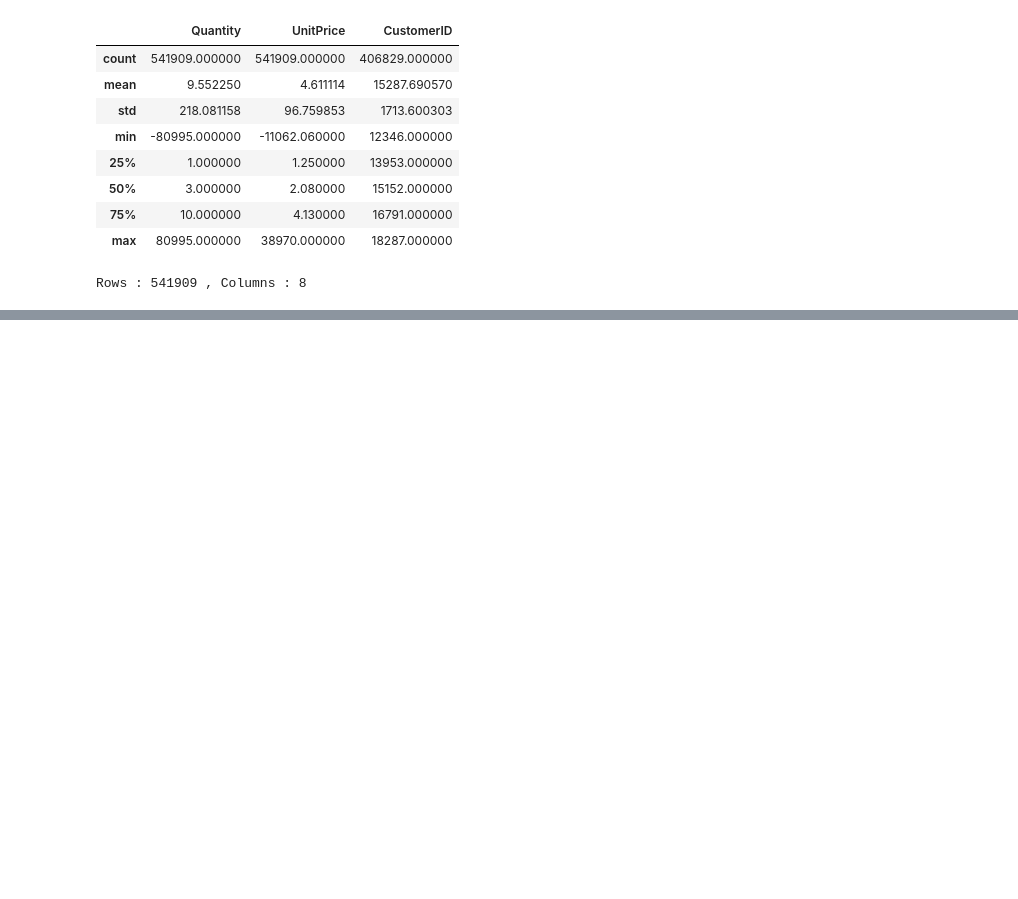
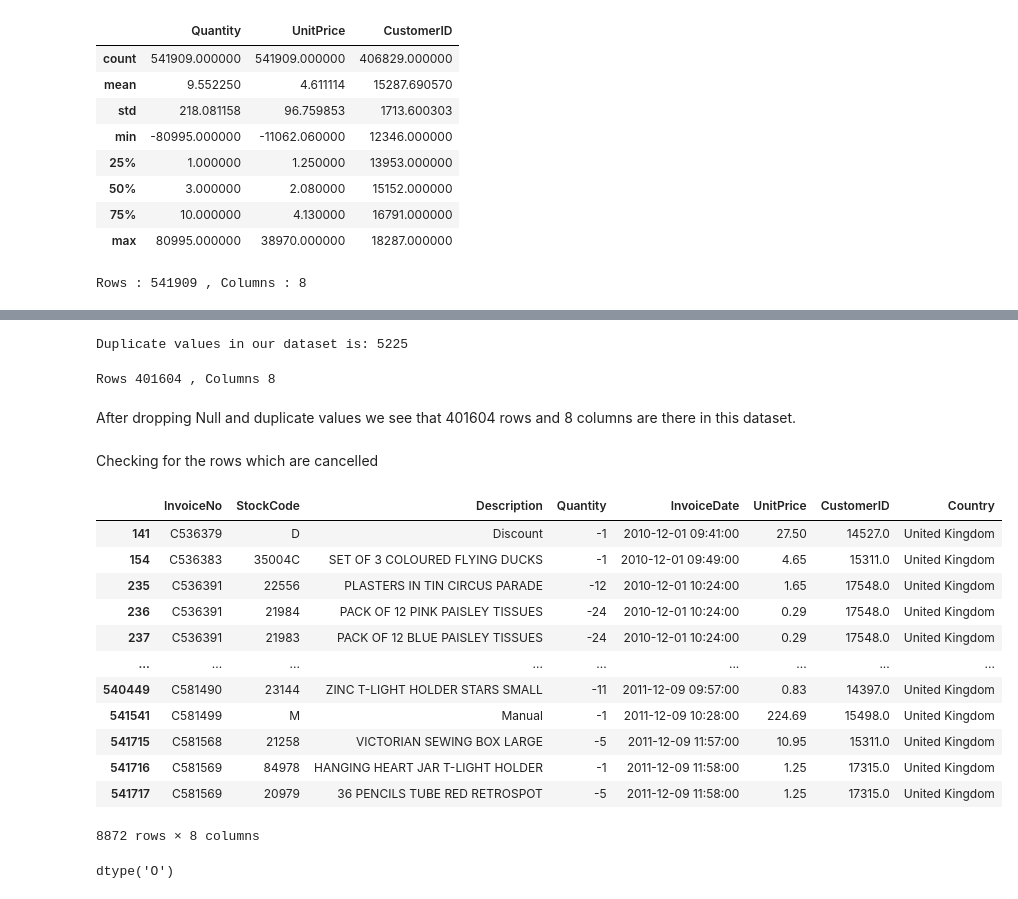
Before and after one commit to Shashankshekharpandey/Online-retail-customer-segmentation, a Jupyter notebook: Online_retail_customer_Segmentation.ipynb, the cells around one changed output, grey strips where cells are left out. Drawn from its saved outputs; the diff is of its cells as text; code cells hidden in the pictures; blank space fills up the shorter version.

```diff
--- a/Online_retail_customer_Segmentation.ipynb
+++ b/Online_retail_customer_Segmentation.ipynb
@@ -73,0 +98,3 @@ Rows : 541909 , Columns : 8
+# %%
+# dropping all the missing values from our dataset
+data.dropna(inplace=True)
@@ -73,0 +114,15 @@ Rows : 541909 , Columns : 8
+# %%
+# Checking the total number of duplicate values
+print('Duplicate values in our dataset is:',len(data[data.duplicated()]))
+# %% [output]
+Duplicate values in our dataset is: 5225
+# %%
+# Dropping the duplicate values from the dataset
+data.drop_duplicates(inplace = True)
+# %%
+# Rows and column left after removing duplicate and null values
+print('Rows {} , Columns {}'.format(data.shape[0], data.shape[1]))
+# %% [output]
+Rows 401604 , Columns 8
+# %% [markdown]
+After dropping Null and duplicate values we see that 401604 rows and 8 columns are there in this dataset.
@@ -73,0 +132,23 @@ Rows : 541909 , Columns : 8
+# %% [markdown]
+Checking for the rows which are cancelled
+# %%
+# Lets check the InvoiceNo that starts with 'C'.Here 'C' denotes cancellation
+customer_seg_df[customer_seg_df['InvoiceNo'].str.contains("C") == True]
+# %% [output]
+|  | InvoiceNo | StockCode | Description | Quantity | InvoiceDate | UnitPrice | CustomerID | Country |
+| 141 | C536379 | D | Discount | -1 | 2010-12-01 09:41:00 | 27.50 | 14527.0 | United Kingdom |
+| 154 | C536383 | 35004C | SET OF 3 COLOURED FLYING DUCKS | -1 | 2010-12-01 09:49:00 | 4.65 | 15311.0 | United Kingdom |
+| 235 | C536391 | 22556 | PLASTERS IN TIN CIRCUS PARADE | -12 | 2010-12-01 10:24:00 | 1.65 | 17548.0 | United Kingdom |
+| 236 | C536391 | 21984 | PACK OF 12 PINK PAISLEY TISSUES | -24 | 2010-12-01 10:24:00 | 0.29 | 17548.0 | United Kingdom |
+| 237 | C536391 | 21983 | PACK OF 12 BLUE PAISLEY TISSUES | -24 | 2010-12-01 10:24:00 | 0.29 | 17548.0 | United Kingdom |
+| ... | ... | ... | ... | ... | ... | ... | ... | ... |
+| 540449 | C581490 | 23144 | ZINC T-LIGHT HOLDER STARS SMALL | -11 | 2011-12-09 09:57:00 | 0.83 | 14397.0 | United Kingdom |
+| 541541 | C581499 | M | Manual | -1 | 2011-12-09 10:28:00 | 224.69 | 15498.0 | United Kingdom |
+| 541715 | C581568 | 21258 | VICTORIAN SEWING BOX LARGE | -5 | 2011-12-09 11:57:00 | 10.95 | 15311.0 | United Kingdom |
+| 541716 | C581569 | 84978 | HANGING HEART JAR T-LIGHT HOLDER | -1 | 2011-12-09 11:58:00 | 1.25 | 17315.0 | United Kingdom |
+| 541717 | C581569 | 20979 | 36 PENCILS TUBE RED RETROSPOT | -5 | 2011-12-09 11:58:00 | 1.25 | 17315.0 | United Kingdom |
+8872 rows × 8 columns
+# %%
+customer_seg_df.InvoiceNo.dtypes
+# %% [output]
+dtype('O')
```
Also changed, not shown: parts of 16 cells of this notebook.
